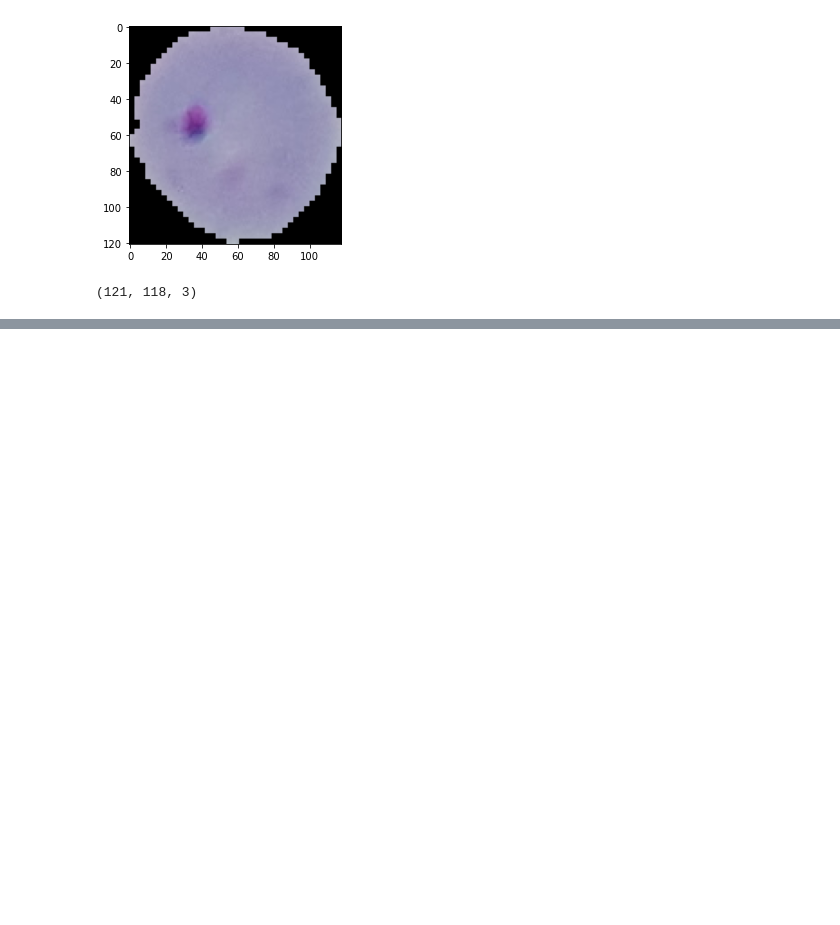
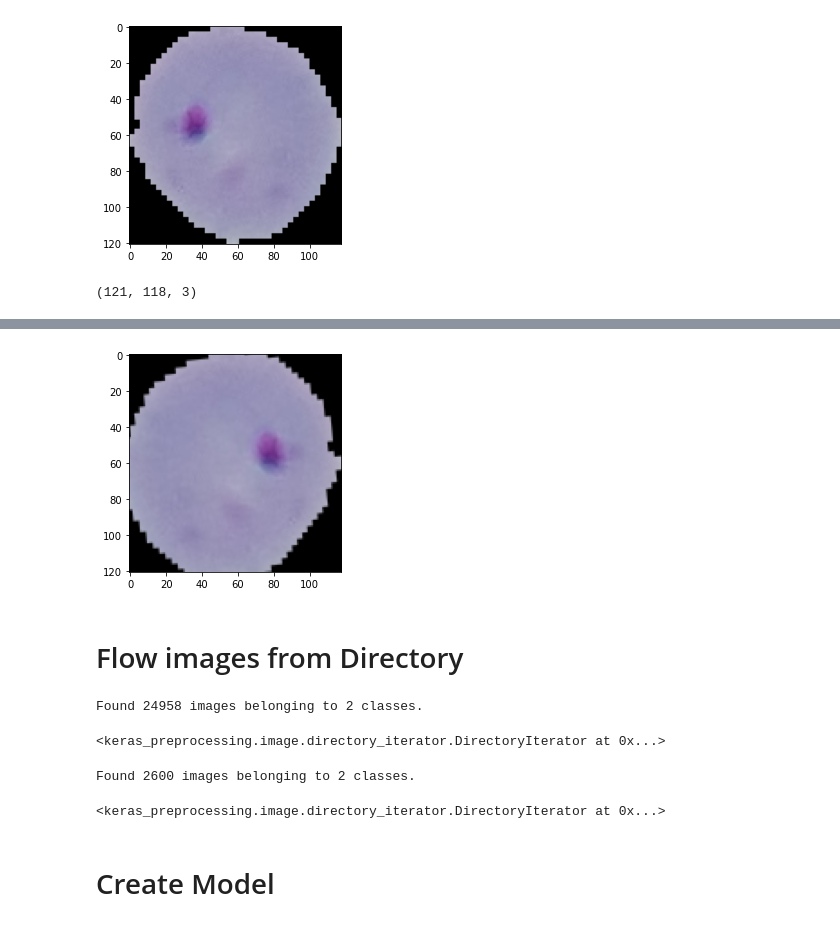
Before and after one commit to Sams101/DataScience, a Jupyter notebook: _notebooks/2020-10-04-Keras_CNN_Malaria_custom_data.ipynb, the cells around one changed output, grey strips where cells are left out. Cells and saved outputs as stored; diff of their text form; code cells hidden in the pictures; blank space fills up the shorter version.

```diff
--- a/_notebooks/2020-10-04-Keras_CNN_Malaria_custom_data.ipynb
+++ b/_notebooks/2020-10-04-Keras_CNN_Malaria_custom_data.ipynb
@@ -57,0 +100,10 @@ para_cell.shape
+# %%
+image_gen = ImageDataGenerator(rotation_range=20,
+                               width_shift_range=0.1,
+                               height_shift_range=0.1,
+                               rescale =1/255,
+                               shear_range=0.1,
+                               zoom_range=0.1,
+                               horizontal_flip=True,
+                               fill_mode='nearest'
+                              )
@@ -57,0 +114,18 @@ para_cell.shape
+# %%
+plt.imshow(image_gen.random_transform(para_cell));
+# %% [output]
+[figure, added]
+# %% [markdown]
+# Flow images from Directory
+# %%
+image_gen.flow_from_directory(train_path)
+# %% [output]
+Found 24958 images belonging to 2 classes.
+<keras_preprocessing.image.directory_iterator.DirectoryIterator at 0x...>
+# %%
+image_gen.flow_from_directory(test_path)
+# %% [output]
+Found 2600 images belonging to 2 classes.
+<keras_preprocessing.image.directory_iterator.DirectoryIterator at 0x...>
+# %% [markdown]
+# Create Model
```
Also changed, not shown: parts of 55 cells of this notebook.
